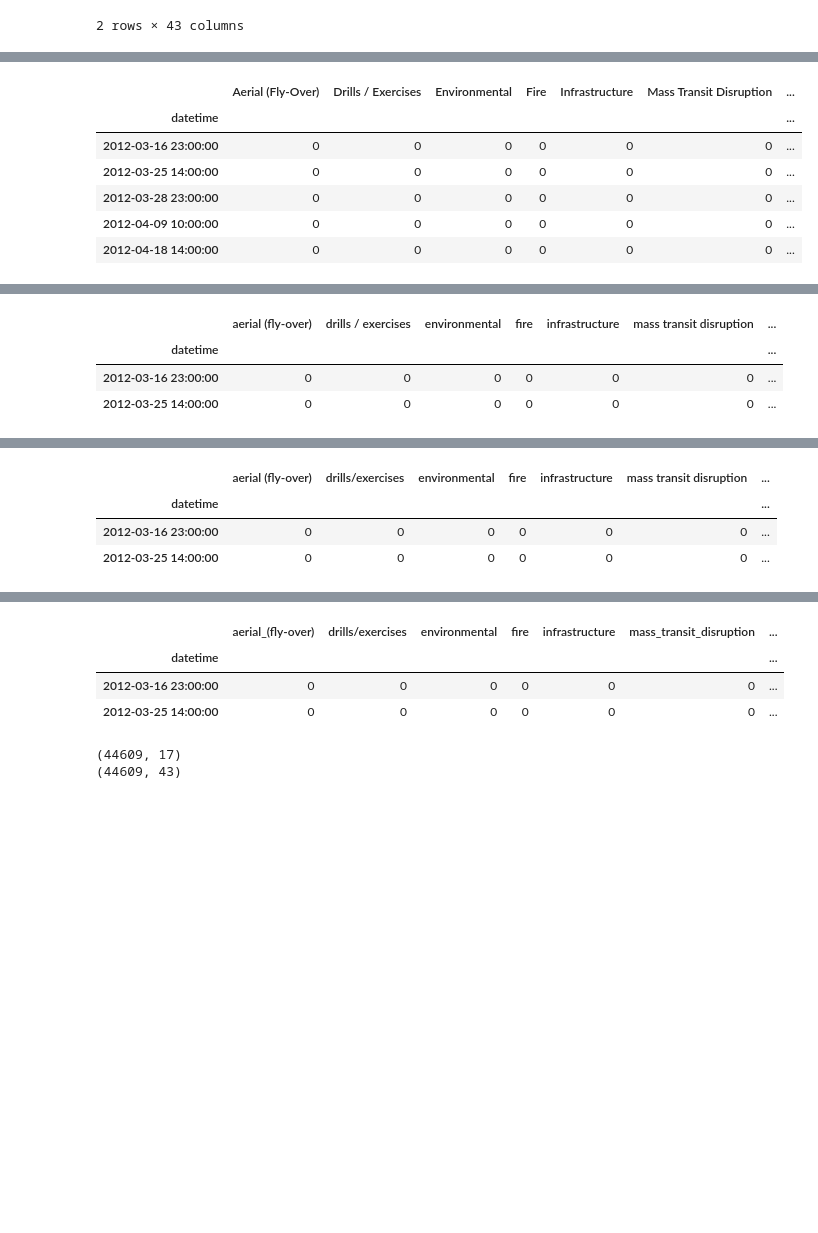
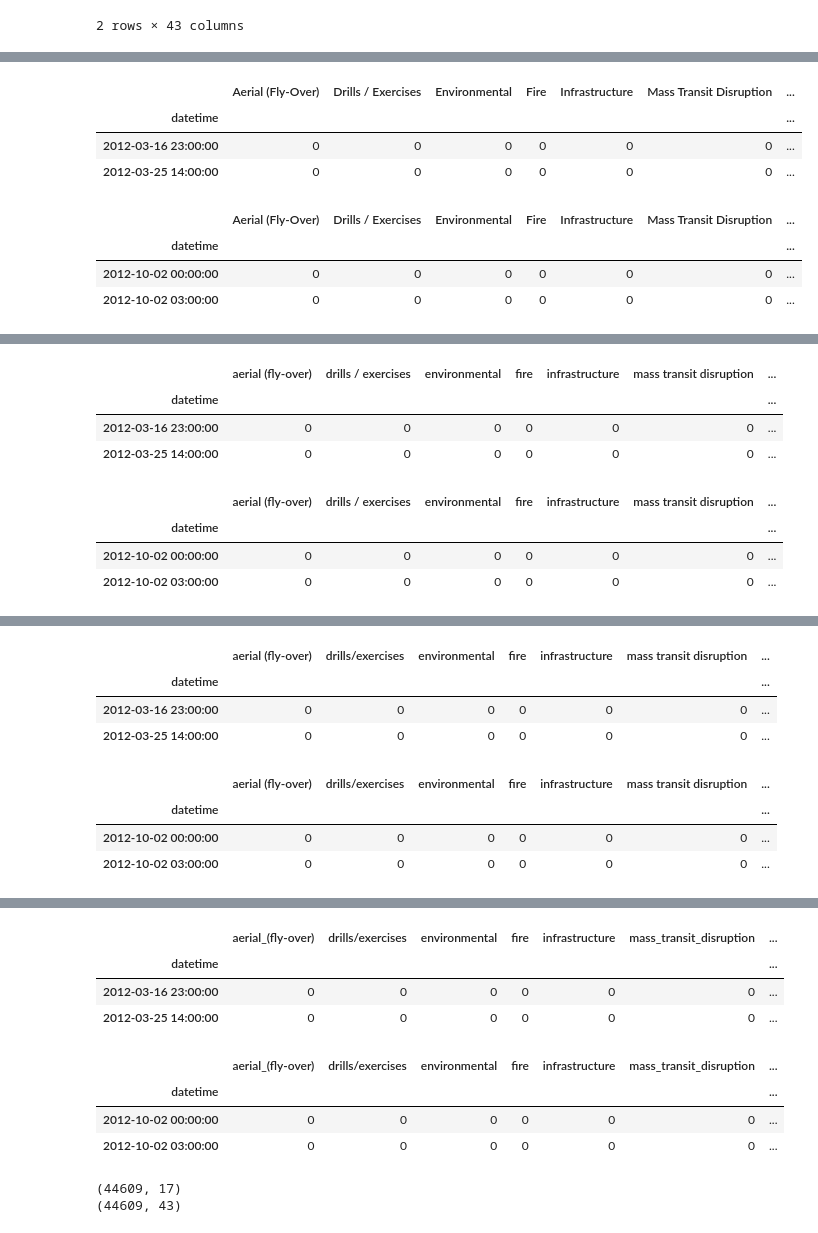
Before and after one commit to iceberg425/Client_Project, a Jupyter notebook: Merge_Notebook.ipynb, the cells around one changed output, grey strips where cells are left out. Drawn from its saved outputs; the diff is of its cells as text; code cells hidden in the pictures; blank space fills up the shorter version.

Commit message:
Uploaded two merged dataframes, one with dropped rows and one which kepts all rows.

```diff
--- a/Merge_Notebook.ipynb
+++ b/Merge_Notebook.ipynb
@@ -309,13 +391,17 @@ dummy_variables = pd.get_dummies(weather_target_df['notification_type'])
 # %%
-dummy_variables.head()
+dummy_variables.head(2)
 # %% [output]
 |  | Aerial (Fly-Over) | Drills / Exercises | Environmental | Fire | Infrastructure | Mass Transit Disruption | ... |
 | datetime |  |  |  |  |  |  | ... |
 | 2012-03-16 23:00:00 | 0 | 0 | 0 | 0 | 0 | 0 | ... |
 | 2012-03-25 14:00:00 | 0 | 0 | 0 | 0 | 0 | 0 | ... |
-| 2012-03-28 23:00:00 | 0 | 0 | 0 | 0 | 0 | 0 | ... |
-| 2012-04-09 10:00:00 | 0 | 0 | 0 | 0 | 0 | 0 | ... |
-| 2012-04-18 14:00:00 | 0 | 0 | 0 | 0 | 0 | 0 | ... |
+# %%
+dummy_variables_drop.head(2)
+# %% [output]
+|  | Aerial (Fly-Over) | Drills / Exercises | Environmental | Fire | Infrastructure | Mass Transit Disruption | ... |
+| datetime |  |  |  |  |  |  | ... |
+| 2012-10-02 00:00:00 | 0 | 0 | 0 | 0 | 0 | 0 | ... |
+| 2012-10-02 03:00:00 | 0 | 0 | 0 | 0 | 0 | 0 | ... |
 # %%
 new_cols = []
 for column in dummy_variables.columns:
@@ -348,6 +436,13 @@ dummy_variables.head(2)
 | datetime |  |  |  |  |  |  | ... |
 | 2012-03-16 23:00:00 | 0 | 0 | 0 | 0 | 0 | 0 | ... |
 | 2012-03-25 14:00:00 | 0 | 0 | 0 | 0 | 0 | 0 | ... |
+# %%
+dummy_variables_drop.head(2)
+# %% [output]
+|  | aerial (fly-over) | drills / exercises | environmental | fire | infrastructure | mass transit disruption | ... |
+| datetime |  |  |  |  |  |  | ... |
+| 2012-10-02 00:00:00 | 0 | 0 | 0 | 0 | 0 | 0 | ... |
+| 2012-10-02 03:00:00 | 0 | 0 | 0 | 0 | 0 | 0 | ... |
 # %%
 column_new_names = []
 for column in dummy_variables.columns:
@@ -380,6 +475,14 @@ dummy_variables.head(2)
 | datetime |  |  |  |  |  |  | ... |
 | 2012-03-16 23:00:00 | 0 | 0 | 0 | 0 | 0 | 0 | ... |
 | 2012-03-25 14:00:00 | 0 | 0 | 0 | 0 | 0 | 0 | ... |
+# %%
+dummy_variables_drop.columns = column_new_names
+dummy_variables_drop.head(2)
+# %% [output]
+|  | aerial (fly-over) | drills/exercises | environmental | fire | infrastructure | mass transit disruption | ... |
+| datetime |  |  |  |  |  |  | ... |
+| 2012-10-02 00:00:00 | 0 | 0 | 0 | 0 | 0 | 0 | ... |
+| 2012-10-02 03:00:00 | 0 | 0 | 0 | 0 | 0 | 0 | ... |
 # %%
 column_new_names = []
 for column in dummy_variables.columns:
@@ -412,6 +515,14 @@ dummy_variables.head(2)
 | datetime |  |  |  |  |  |  | ... |
 | 2012-03-16 23:00:00 | 0 | 0 | 0 | 0 | 0 | 0 | ... |
 | 2012-03-25 14:00:00 | 0 | 0 | 0 | 0 | 0 | 0 | ... |
+# %%
+dummy_variables_drop.columns = column_new_names
+dummy_variables_drop.head(2)
+# %% [output]
+|  | aerial_(fly-over) | drills/exercises | environmental | fire | infrastructure | mass_transit_disruption | ... |
+| datetime |  |  |  |  |  |  | ... |
+| 2012-10-02 00:00:00 | 0 | 0 | 0 | 0 | 0 | 0 | ... |
+| 2012-10-02 03:00:00 | 0 | 0 | 0 | 0 | 0 | 0 | ... |
 # %%
 print(dummy_variables.shape)
 print(weather_target_df.shape)
```
Also changed, not shown: parts of 37 cells of this notebook, 3 other files.
